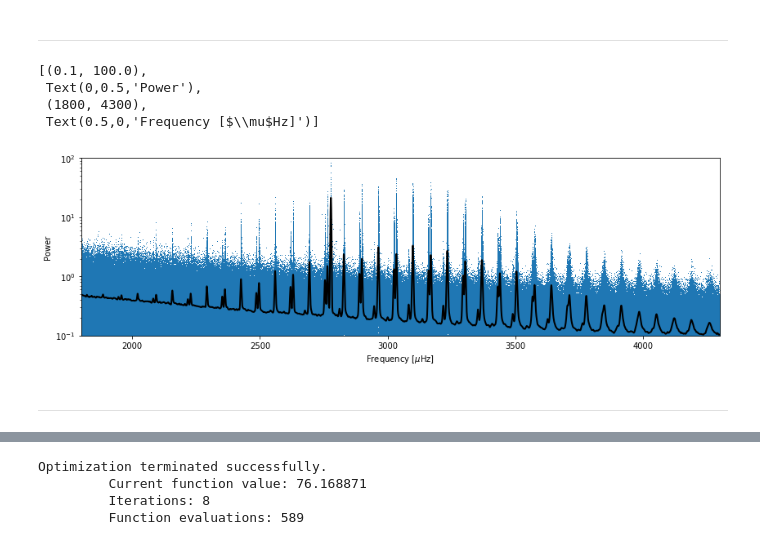
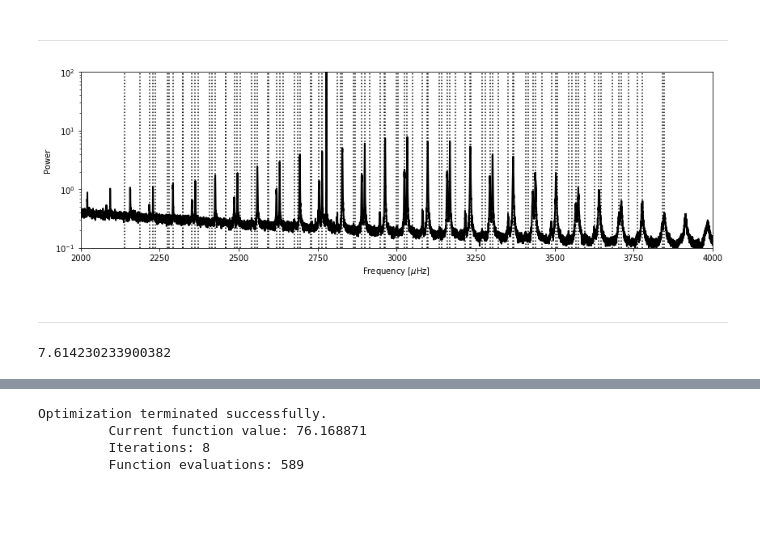
Before and after one commit to bmorris3/virgopsd, a Jupyter notebook: virgo.ipynb, the cells around one changed output, grey strips where cells are left out. Saved outputs shown, nothing was run; the diff lists cells and outputs as text; code cells hidden in the pictures; blank space fills up the shorter version.

```diff
--- a/virgo.ipynb
+++ b/virgo.ipynb
@@ -116,19 +116,51 @@ plt.savefig('paper_plots/psd.png', bbox_inches='tight', dpi=250)
 [figure]
 # %% [markdown]
 ***
-# %%
-from scipy.ndimage import gaussian_filter1d
-
-fig, ax = plt.subplots(figsize=(14, 4))
-ax.semilogy(1e6 * f, Pxx_den, ',', rasterized=True, label='PSD')
-ax.semilogy(1e6 * f, gaussian_filter1d(Pxx_den, 1000), lw=2, color='k')
-ax.set(xlabel='Frequency [$\mu$Hz]', ylabel='Power',
-       xlim=[1800, 4300], ylim=[1e-1, 1e2])
-# %% [output]
-[(0.1, 100.0),
- Text(0,0.5,'Power'),
- (1800, 4300),
- Text(0.5,0,'Frequency [$\\mu$Hz]')]
-[figure, removed]
+# %%
+smoothed_spectrum = gaussian_filter1d(Pxx_den, 50)
+# %%
+from scipy.ndimage import gaussian_filter1d
+
+fig, ax = plt.subplots(figsize=(14, 4))
+#ax.semilogy(1e6 * f, Pxx_den, ',', rasterized=True, label='PSD')
+ax.semilogy(1e6 * f, smoothed_spectrum, lw=2, color='k')
+ax.set(xlabel='Frequency [$\mu$Hz]', ylabel='Power',
+       xlim=[2000, 4000], ylim=[1e-1, 1e2])
+
+table1 = [2228.34, 2362.96, 2496.14, 2630.03, 2764.43, 2898.95, 3033.75, 3168.67, 3303.21, 3438.95, 3574.62]
+
+table2 = [2137.79, 2217.63, 2273.47,
+2228.34, 2292.17, 2352.29, 2407.73,
+2362.96, 2425.68, 2486.05, 2541.70,
+2496.14, 2559.29, 2619.69, 2676.23,
+2630.03, 2693.32, 2754.44, 2811.49,
+2764.43, 2828.19, 2889.59, 2946.97,
+2898.95, 2963.32, 3024.75, 3082.31,
+3033.75, 3098.16, 3159.83, 3217.74,
+3168.67, 3233.21, 3295.25, 3353.58,
+3303.21, 3368.64, 3430.76, 3489.65,
+3438.95, 3504.39, 3567.02, 3626.35,
+3574.62, 3640.35, 3703.41, 3763.01,
+3711.45, 3777.07, 3840.84, 3847.28,
+2188.43, 2235.42, 2280.08, 2322.40,
+2324.31, 2371.23, 2415.59, 2458.25,
+2458.53, 2506.00, 2551.12, 2594.27,
+2593.16, 2641.25, 2687.08, 2731.08,
+2728.51, 2777.24, 2823.81, 2868.40,
+2864.28, 2913.51, 2960.62, 3005.54,
+3000.13, 3049.84, 3097.09, 3142.77,
+3135.96, 3186.26, 3234.17, 3279.76,
+3271.74, 3322.67, 3370.91, 3417.35,
+3408.14, 3459.74, 3508.80, 3554.93,
+3544.67, 3596.35, 3646.05, 3682.25, 3734.72]
+
+for line in table2:
+    ax.axvline(line, ls=':', color='k')
+# %% [output]
+[figure, added]
 # %% [markdown]
 ***
+# %%
+np.log(2*np.pi/(3100 * 1e-6))
+# %% [output]
+7.614230233900382
```
Also changed, not shown: parts of 2 cells of this notebook.
